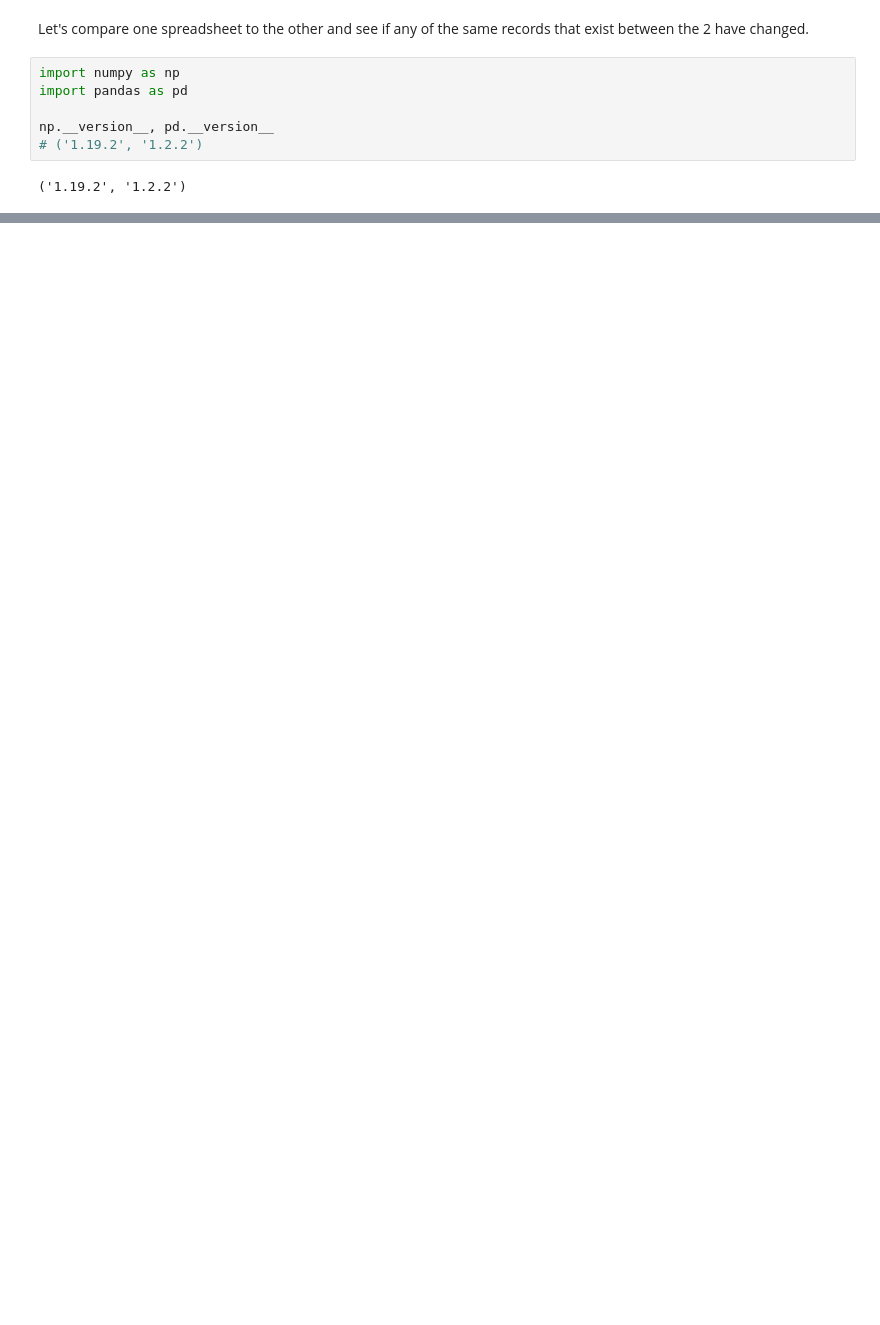
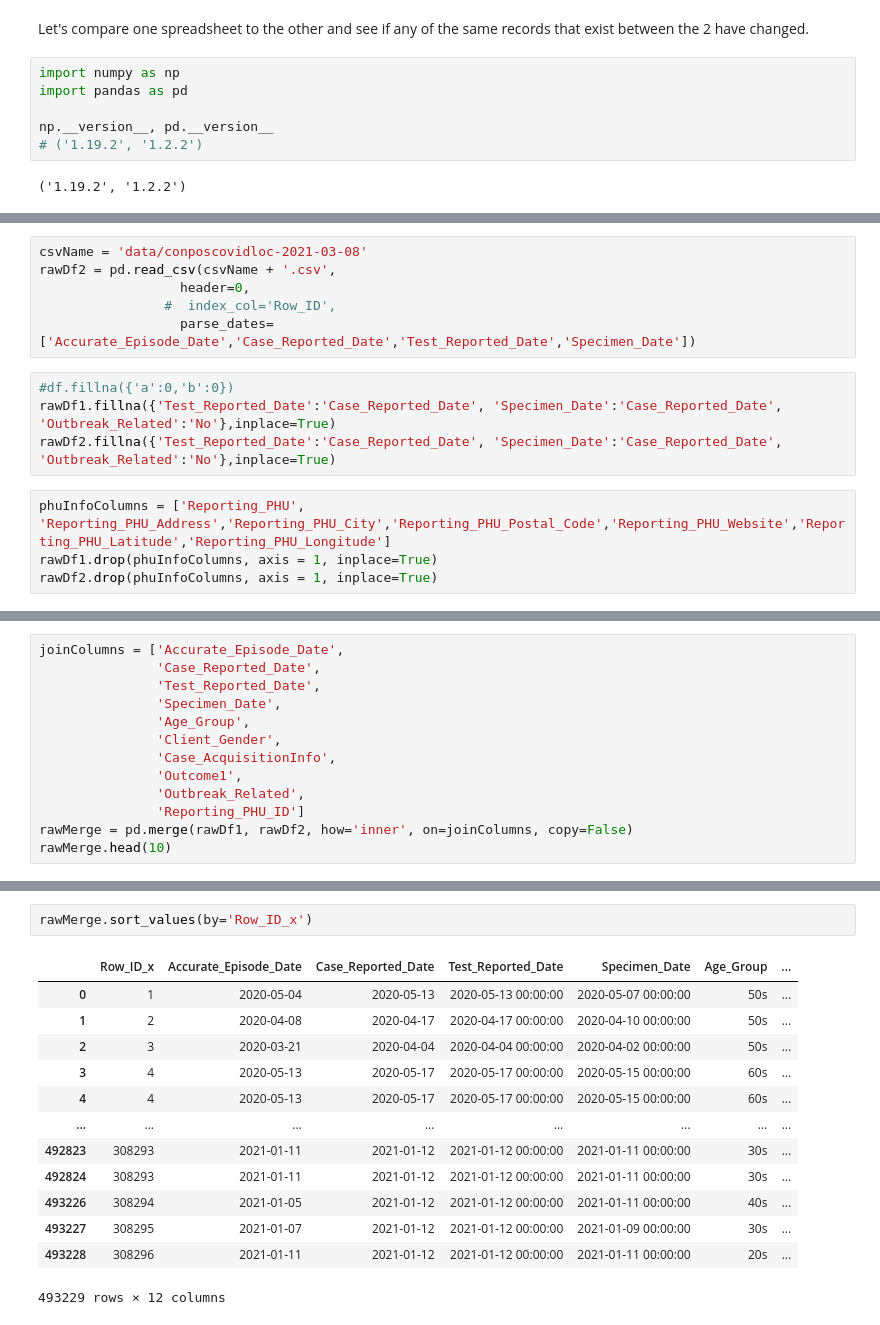
Before and after one commit to rkaunismaa/Covid19, a Jupyter notebook: Compare.ipynb, the cells around one changed output, grey strips where cells are left out. Cells and saved outputs as stored; diff of their text form; blank space fills up the shorter version.

```diff
--- a/Compare.ipynb
+++ b/Compare.ipynb
@@ -33,0 +17,14 @@ covid19A.head(10)
+# %%
+csvName = 'data/conposcovidloc-2021-03-08'
+rawDf2 = pd.read_csv(csvName + '.csv',
+                  header=0,
+                #  index_col='Row_ID',
+                  parse_dates=['Accurate_Episode_Date','Case_Reported_Date','Test_Reported_Date','Specimen_Date'])
+# %%
+#df.fillna({'a':0,'b':0})
+rawDf1.fillna({'Test_Reported_Date':'Case_Reported_Date', 'Specimen_Date':'Case_Reported_Date', 'Outbreak_Related':'No'},inplace=True)
+rawDf2.fillna({'Test_Reported_Date':'Case_Reported_Date', 'Specimen_Date':'Case_Reported_Date', 'Outbreak_Related':'No'},inplace=True)
+# %%
+phuInfoColumns = ['Reporting_PHU', 'Reporting_PHU_Address','Reporting_PHU_City','Reporting_PHU_Postal_Code','Reporting_PHU_Website','Reporting_PHU_Latitude','Reporting_PHU_Longitude']
+rawDf1.drop(phuInfoColumns, axis = 1, inplace=True)
+rawDf2.drop(phuInfoColumns, axis = 1, inplace=True)
@@ -89,0 +91,13 @@ memory usage: 152.5 MB
+# %%
+joinColumns = ['Accurate_Episode_Date',
+               'Case_Reported_Date',
+               'Test_Reported_Date',
+               'Specimen_Date',
+               'Age_Group',
+               'Client_Gender',
+               'Case_AcquisitionInfo',
+               'Outcome1',
+               'Outbreak_Related',
+               'Reporting_PHU_ID']
+rawMerge = pd.merge(rawDf1, rawDf2, how='inner', on=joinColumns, copy=False)
+rawMerge.head(10)
@@ -89,0 +138,16 @@ memory usage: 152.5 MB
+# %%
+rawMerge.sort_values(by='Row_ID_x')
+# %% [output]
+|  | Row_ID_x | Accurate_Episode_Date | Case_Reported_Date | Test_Reported_Date | Specimen_Date | Age_Group | ... |
+| 0 | 1 | 2020-05-04 | 2020-05-13 | 2020-05-13 00:00:00 | 2020-05-07 00:00:00 | 50s | ... |
+| 1 | 2 | 2020-04-08 | 2020-04-17 | 2020-04-17 00:00:00 | 2020-04-10 00:00:00 | 50s | ... |
+| 2 | 3 | 2020-03-21 | 2020-04-04 | 2020-04-04 00:00:00 | 2020-04-02 00:00:00 | 50s | ... |
+| 3 | 4 | 2020-05-13 | 2020-05-17 | 2020-05-17 00:00:00 | 2020-05-15 00:00:00 | 60s | ... |
+| 4 | 4 | 2020-05-13 | 2020-05-17 | 2020-05-17 00:00:00 | 2020-05-15 00:00:00 | 60s | ... |
+| ... | ... | ... | ... | ... | ... | ... | ... |
+| 492823 | 308293 | 2021-01-11 | 2021-01-12 | 2021-01-12 00:00:00 | 2021-01-11 00:00:00 | 30s | ... |
+| 492824 | 308293 | 2021-01-11 | 2021-01-12 | 2021-01-12 00:00:00 | 2021-01-11 00:00:00 | 30s | ... |
+| 493226 | 308294 | 2021-01-05 | 2021-01-12 | 2021-01-12 00:00:00 | 2021-01-11 00:00:00 | 40s | ... |
+| 493227 | 308295 | 2021-01-07 | 2021-01-12 | 2021-01-12 00:00:00 | 2021-01-09 00:00:00 | 30s | ... |
+| 493228 | 308296 | 2021-01-11 | 2021-01-12 | 2021-01-12 00:00:00 | 2021-01-11 00:00:00 | 20s | ... |
+493229 rows × 12 columns
```
Also changed, not shown: parts of 16 cells of this notebook, 2 other files.
